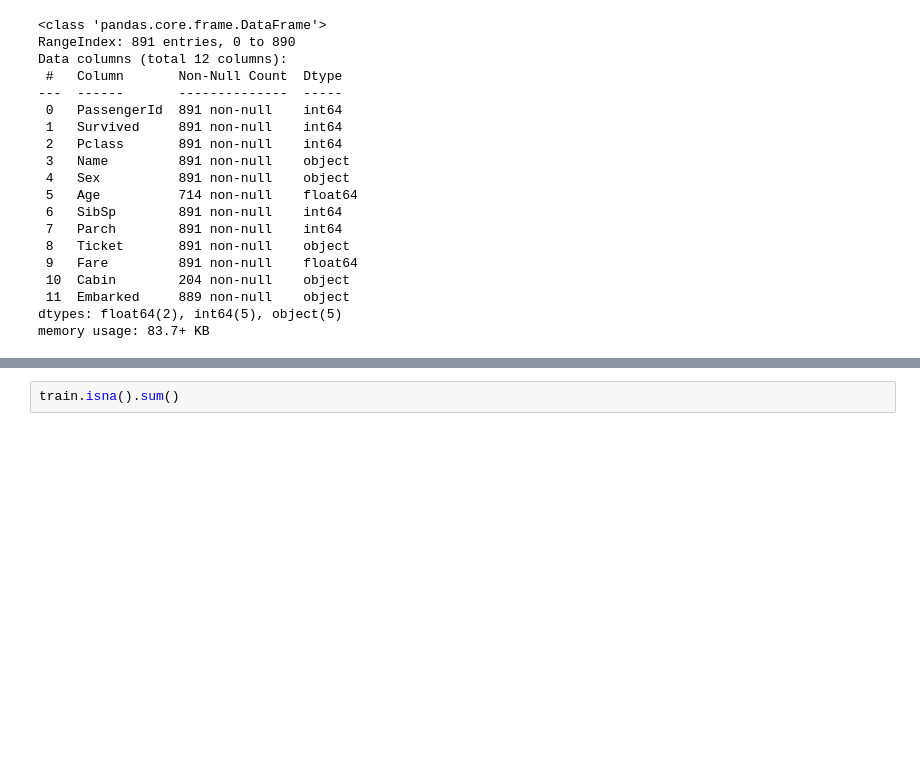
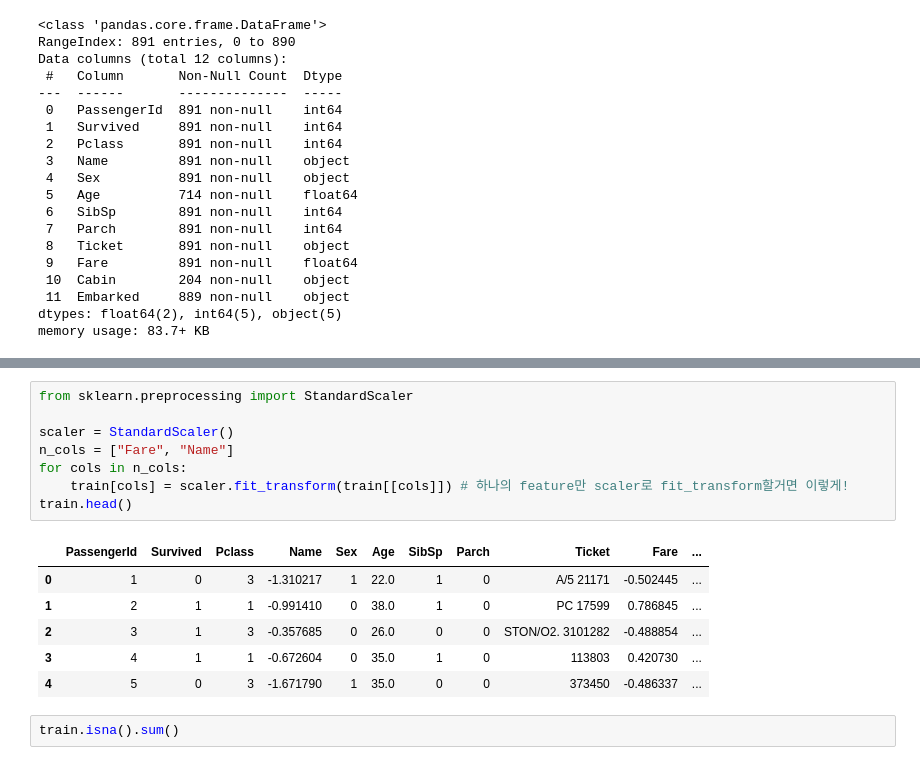
Before and after one commit to HoJ00n2/kaggle-titanic, a Jupyter notebook: mymy.ipynb, the cells around one changed output, grey strips where cells are left out. Cells and saved outputs as stored; diff of their text form; blank space fills up the shorter version.

```diff
--- a/mymy.ipynb
+++ b/mymy.ipynb
@@ -36,3 +81,18 @@ memory usage: 83.7+ KB
+# %%
+from sklearn.preprocessing import StandardScaler
+
+scaler = StandardScaler()
+n_cols = ["Fare", "Name"]
+for cols in n_cols:
+    train[cols] = scaler.fit_transform(train[[cols]]) # 하나의 feature만 scaler로 fit_transform할거면 이렇게!
+train.head()
+# %% [output]
+|  | PassengerId | Survived | Pclass | Name | Sex | Age | SibSp | Parch | Ticket | Fare | ... |
+| 0 | 1 | 0 | 3 | -1.310217 | 1 | 22.0 | 1 | 0 | A/5 21171 | -0.502445 | ... |
+| 1 | 2 | 1 | 1 | -0.991410 | 0 | 38.0 | 1 | 0 | PC 17599 | 0.786845 | ... |
+| 2 | 3 | 1 | 3 | -0.357685 | 0 | 26.0 | 0 | 0 | STON/O2. 3101282 | -0.488854 | ... |
+| 3 | 4 | 1 | 1 | -0.672604 | 0 | 35.0 | 1 | 0 | 113803 | 0.420730 | ... |
+| 4 | 5 | 0 | 3 | -1.671790 | 1 | 35.0 | 0 | 0 | 373450 | -0.486337 | ... |
 # %%
 train.isna().sum()
 # %% [output]
```
Also changed, not shown: parts of 14 cells of this notebook, 1 other file.
